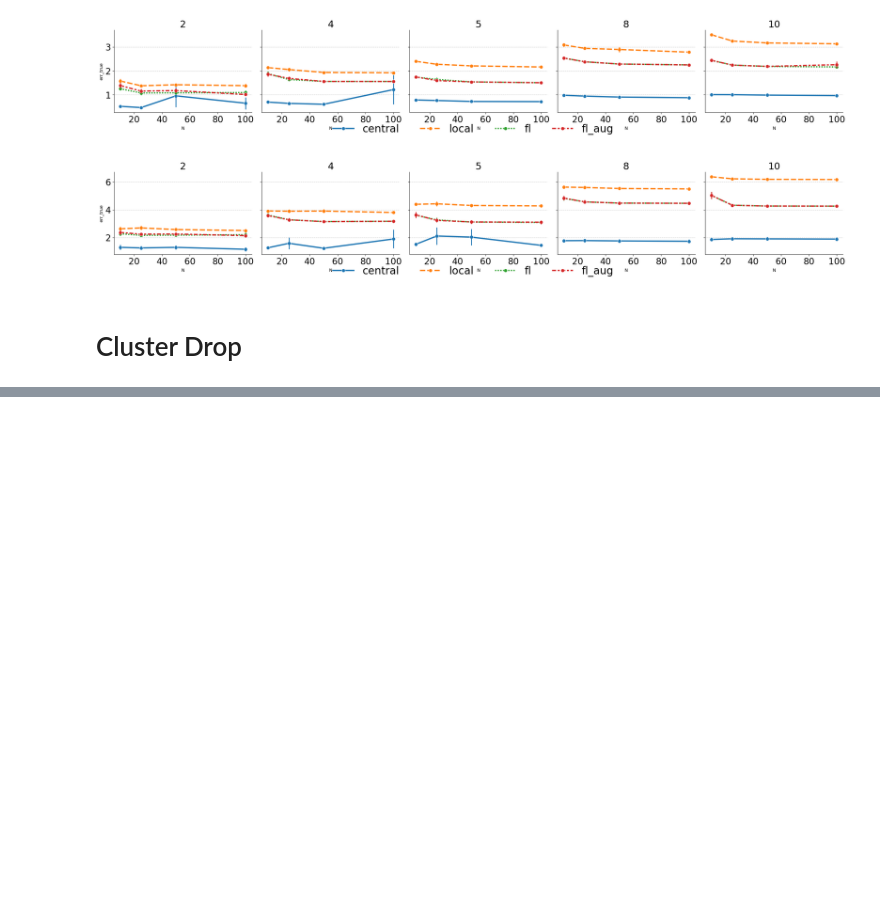
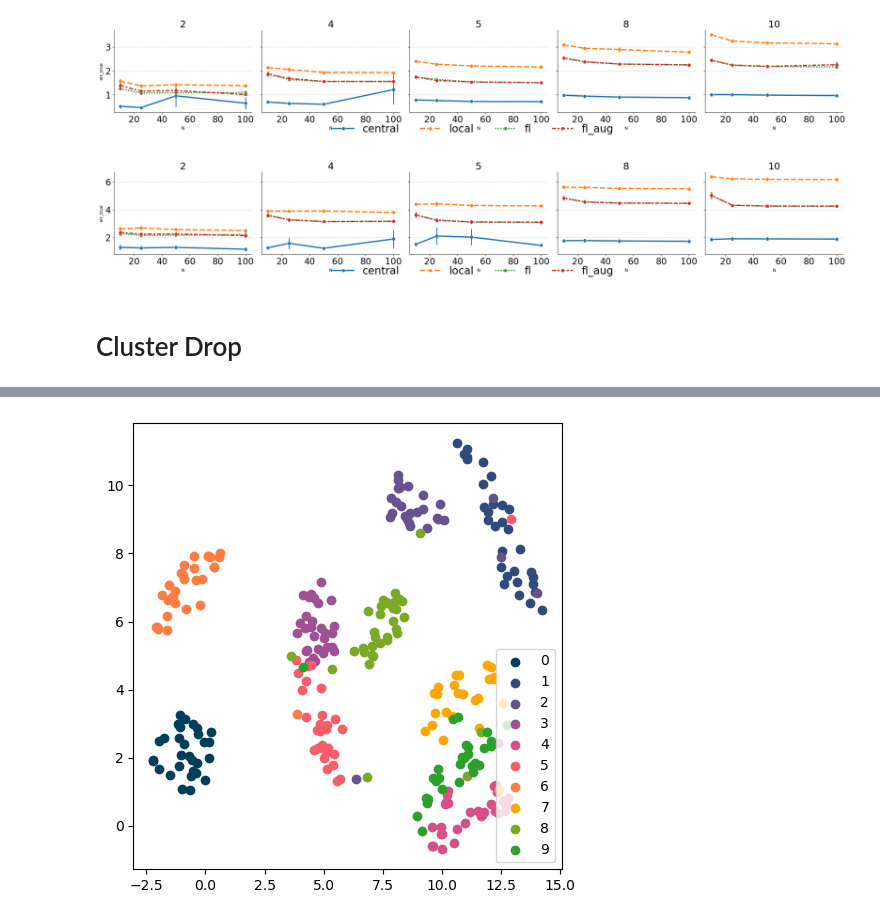
Before and after one commit to shamPJ/KL-GTVmin-GMM, a Jupyter notebook: Untitled.ipynb, the cells around one changed output, grey strips where cells are left out. Cells and saved outputs as stored; diff of their text form; code cells hidden in the pictures; blank space fills up the shorter version.

```diff
--- a/Untitled.ipynb
+++ b/Untitled.ipynb
@@ -305,0 +551,29 @@ plot_metrics(df_lambda_1, "N", "err_true", "D")
+# %%
+X_all = np.concatenate(client_data)
+y_all = np.concatenate(client_labels)
+
+fig, axs = plt.subplots(1, 1, sharex=True, sharey=True, figsize=(5, 5))
+
+digit_palette = {
+    0: "#003f5c",  # Deep navy (matches GraphFed-EM family)
+    1: "#2f4b7c",  # Slightly lighter navy-blue
+    2: "#665191",  # Purple (ties with Oracle Aggr)
+    3: "#a05195",  # Magenta-purple
+    4: "#d45087",  # Pinkish red (bridges to Oracle Pool)
+    5: "#f95d6a",  # Warm red
+    6: "#ff7c43",  # Orange (matches Local)
+    7: "#ffa600",  # Yellow-orange
+    8: "#7aa926",  # Fresh green (ties with Centralized)
+    9: "#2ca02c",  # Strong green (Centralized main)
+}
+
+for i in range(10):
+    idx = np.where(y_all==i)[0]
+    x, y = X_all[idx][:,0], X_all[idx][:,1]
+    axs.scatter(x, y, c=digit_palette[i])
+
+plt.legend(digit_palette)
+plt.tight_layout()
+plt.show()
+# %% [output]
+[figure, added]
```
Also changed, not shown: parts of 12 cells of this notebook, 16 other files.
